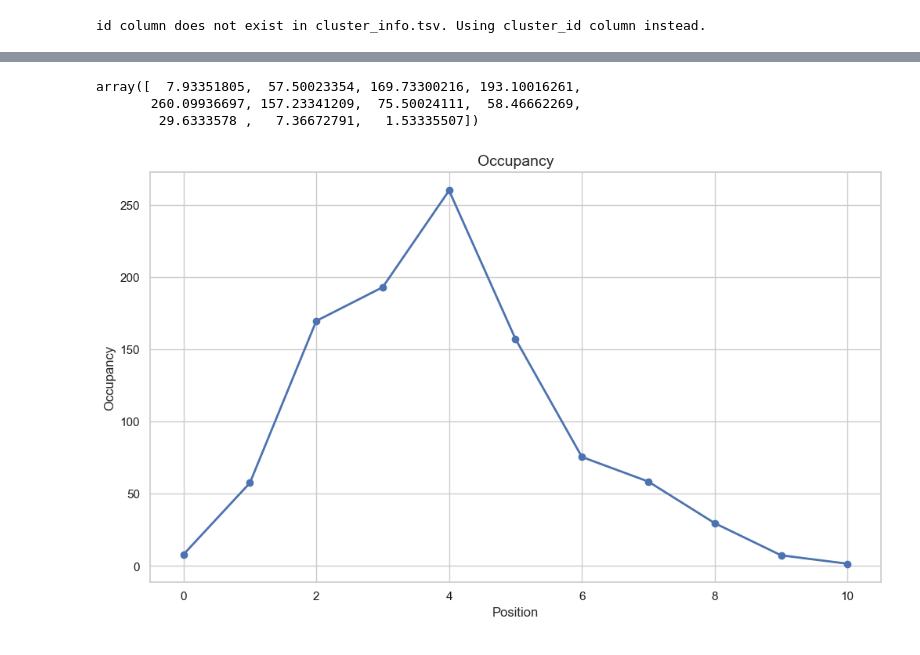
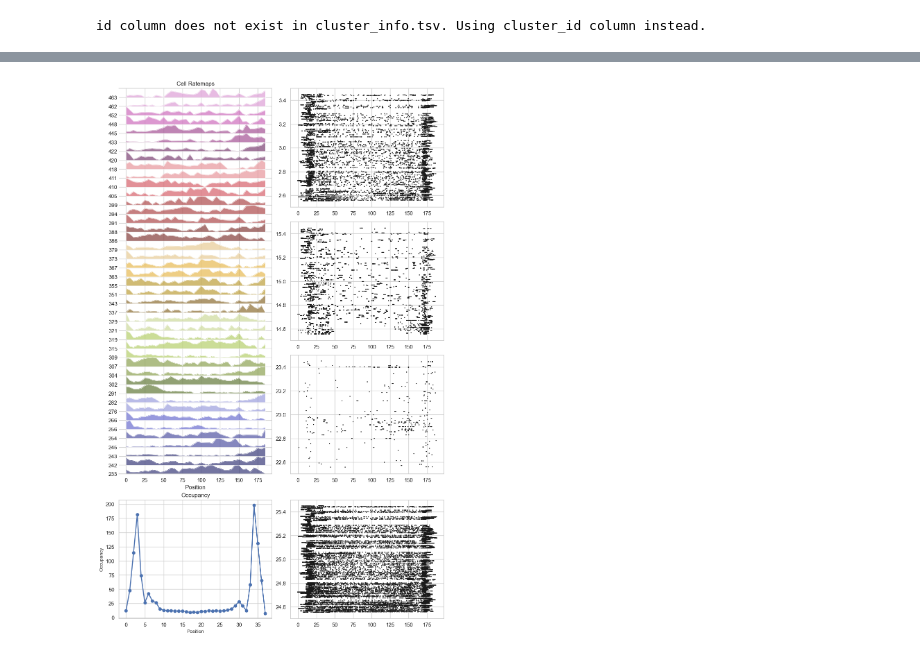
Before and after one commit to kimqi/PlaceCellDisruption, a Jupyter notebook: Analyses/Stb_LeMans_Alignment_PFs.ipynb, the cells around one changed output, grey strips where cells are left out. Cells and saved outputs as stored; diff of their text form; code cells hidden in the pictures.

```diff
--- a/Analyses/Stb_LeMans_Alignment_PFs.ipynb
+++ b/Analyses/Stb_LeMans_Alignment_PFs.ipynb
@@ -17,6 +22,5 @@ import shutil
 # %%
 basepath = Path(r'E:\Data\PCDisruption\Strawberry\Stb_2024-10-27_LeMans')
-animal = basepath.parent.name
 # Get current OS and set paths dependent on working OS.
 cur_system = platform.system()
 cur_dir = Path(os.getcwd())
@@ -24,16 +28,24 @@ cur_dir = Path(os.getcwd())
 if cur_system == "Linux":  # For Linux
     sys.path.extend(['/home/kimqi/Documents/Repositories/NeuroPy'])  # NeuroPy Path
     # Directories
+    basepath = Path('/media/kimqi/BK/Data/PCDisruption/Raw/Strawberry/Stb_2024-10-27_LeMans')
+    save_dir = Path('/home/kimqi/Documents/Analyses')
+    sess_folder = Path('/media/kimqi/BK/Data/PCDisruption/Raw/Strawberry/Stb_2024-10-27_LeMans/2024-10-27_12-58-28/Record Node 104')
+    event_dir = Path(r'/media/kimqi/BK/Data/PCDisruption/Raw/Strawberry/Stb_2024-10-27_LeMans/2024-10-27_12-58-28/Record Node 104/experiment1/recording1/events/RHD_Rec_Controller-100.Rhythm Data/TTL')
 
 elif cur_system == "Windows":
     sys.path.extend([r'E:\Code\Repositories\NeuroPy'])  # NeuroPy Path
 
+    # Data Directories
     cur_folder = Path(basepath).name
-    session_name = re.sub(r'_\d{4}-\d{2}-\d{2}_', '_', cur_folder)
     save_dir = Path('E:\Analyses\Preliminary')
-    save_dir = Path(save_dir / animal)
+    sess_folder = Path(r"E:\Data\PCDisruption\Strawberry\Stb_2024-10-27_LeMans\2024-10-27_12-58-28\Record Node 104")
+    event_dir = Path(r"E:\Data\PCDisruption\Strawberry\Stb_2024-10-27_LeMans\2024-10-27_12-58-28\Record Node 104\experiment1\recording1\events\RHD_Rec_Controller-100.Rhythm Data\TTL")
 
-save_dir = Path(save_dir / cur_folder)
+animal = basepath.parent.name
+session_name = re.sub(r'_\d{4}-\d{2}-\d{2}_', '_', cur_folder)
+
+save_dir = Path(save_dir / animal / cur_folder)
 plot_dir = Path(save_dir / 'Plots')
 
 
@@ -45,4 +57,6 @@ print(cur_folder)
 print(session_name)
 print(save_dir)
 print(plot_dir)
+print(sess_folder)
+print(event_dir)
 # %% [output]
@@ -256,16 +235,41 @@ ax2 = plot_ratemap(test_place_cells, normalize_tuning_curve=True)
-# %%
-test_place_cells.occupancy
-# %% [output]
-array([  7.93351805,  57.50023354, 169.73300216, 193.10016261,
-       260.09936697, 157.23341209,  75.50024111,  58.46662269,
-        29.6333578 ,   7.36672791,   1.53335507])
-# %%
-plt.figure(figsize=(10, 6))
-plt.plot(test_place_cells.occupancy, marker='o', linestyle='-', linewidth=2)
-plt.title("Occupancy", fontsize=14)
-plt.xlabel("Position", fontsize=12)
-plt.ylabel("Occupancy", fontsize=12)
-plt.grid(True)
-plt.show()
-# %% [output]
-[figure, removed]
+# %%
+test_place_cells = placefields.Pf1D(neurons=pfs, position=pos, speed_thresh=2.5)
+
+
+fig = plt.figure(figsize=(10, 16))
+gs = gridspec.GridSpec(4, 2, figure=fig)
+
+# Create an axes that spans 2 rows in the first column
+ax1 = fig.add_subplot(gs[0:3, 0])  # This spans all rows in the first column
+ax2 = fig.add_subplot(gs[3, 0])  # Top-right
+ax3 = fig.add_subplot(gs[0, 1])  # Bottom-right
+ax4 = fig.add_subplot(gs[1, 1])  # Bottom-right
+ax5 = fig.add_subplot(gs[2, 1])  # Bottom-right
+ax6 = fig.add_subplot(gs[3, 1])  # Bottom-right
+
+
+ax1.set_title('Cell Ratemaps')
+plot_ratemap(test_place_cells, ax=ax1, normalize_tuning_curve=True, sortby=True)
+
+ax2.plot(test_place_cells.occupancy, marker='o', linestyle='-', linewidth=2)
+ax2.set_title("Occupancy", fontsize=12)
+ax2.set_xlabel("Position", fontsize=10)
+ax2.set_ylabel("Occupancy", fontsize=10)
+
+sns.set_theme(style="whitegrid")
+
+test_place_cells.plot_ratemaps_raster(ax=ax3,plot_time=True)
+ax3.set_ylim([2.5, 3.5])
+
+test_place_cells.plot_ratemaps_raster(ax=ax4,plot_time=True)
+ax4.set_ylim([14.5, 15.5])
+
+test_place_cells.plot_ratemaps_raster(ax=ax5,plot_time=True)
+ax5.set_ylim([22.5, 23.5])
+
+test_place_cells.plot_ratemaps_raster(ax=ax6,plot_time=True)
+ax6.set_ylim([24.5, 25.5])
+
+plt.show()
+# %% [output]
+[figure, added]
```
Also changed, not shown: parts of 18 cells of this notebook.
